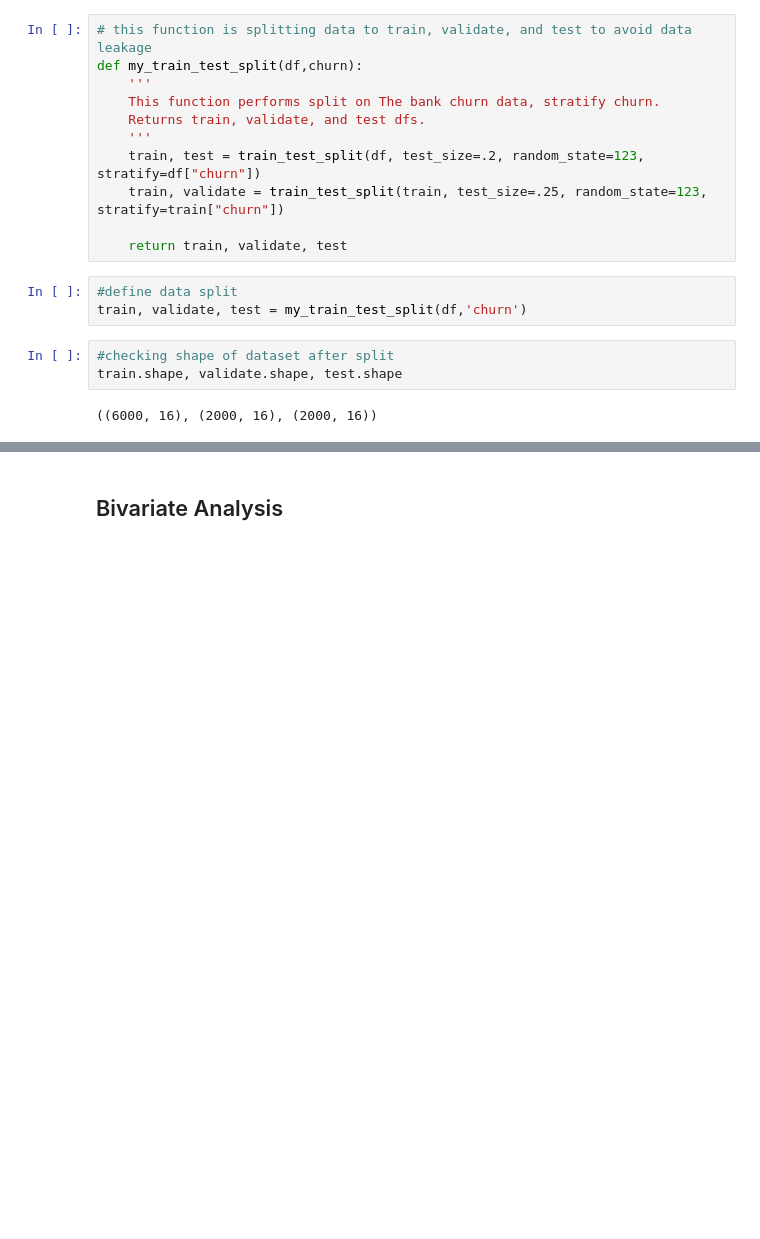
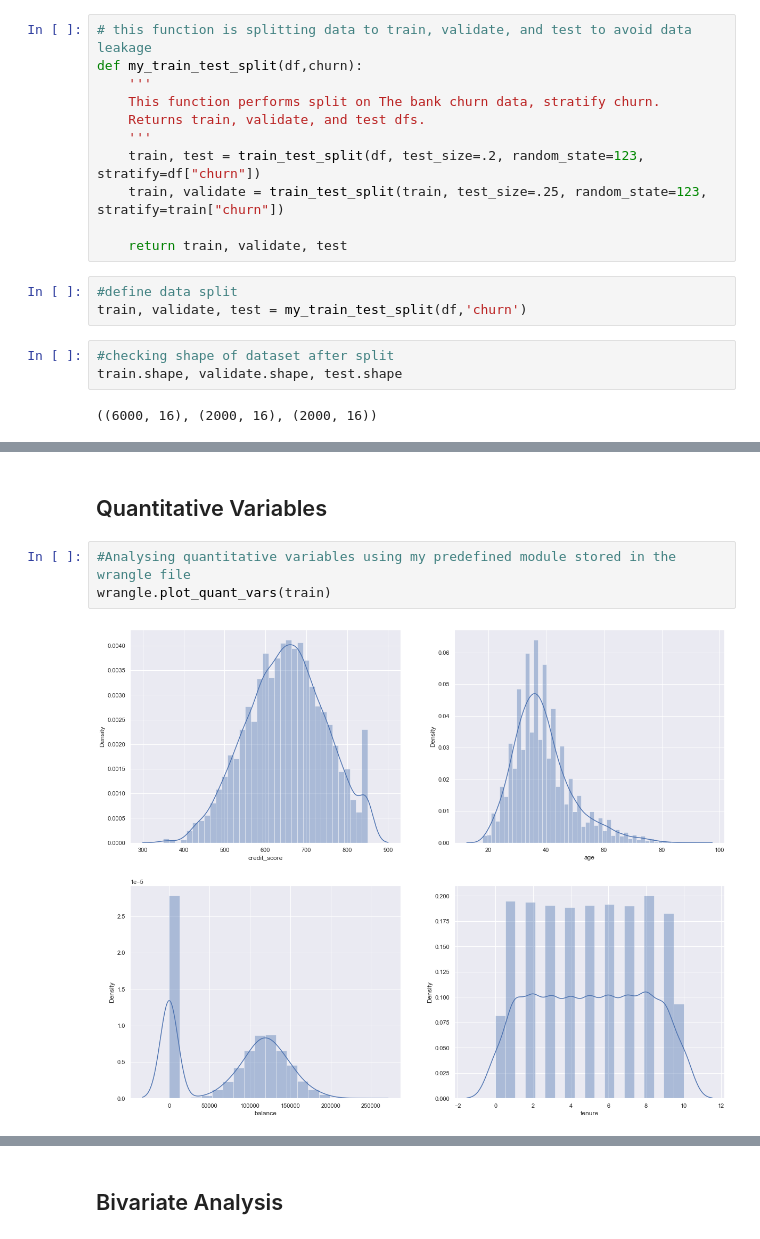
Before and after one commit to patrickamwayi/individual-project-, a Jupyter notebook: bank_customer_churn_prediction.ipynb, the cells around one changed output, grey strips where cells are left out. Drawn from its saved outputs; the diff is of its cells as text; blank space fills up the shorter version.

```diff
--- a/bank_customer_churn_prediction.ipynb
+++ b/bank_customer_churn_prediction.ipynb
@@ -296,0 +226,7 @@ train.head(3)
+# %% [markdown]
+## Quantitative Variables
+# %%
+#Analysing quantitative variables using my predefined module stored in the wrangle file
+wrangle.plot_quant_vars(train)
+# %% [output]
+[figure, added]
```
Also changed, not shown: parts of 57 cells of this notebook.
